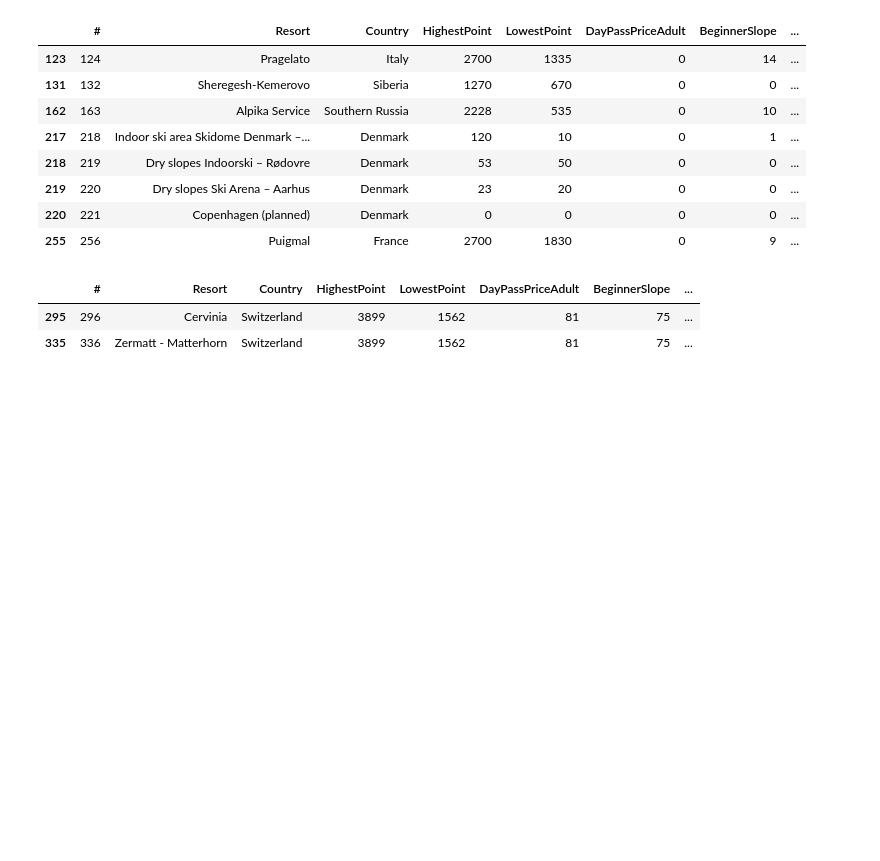
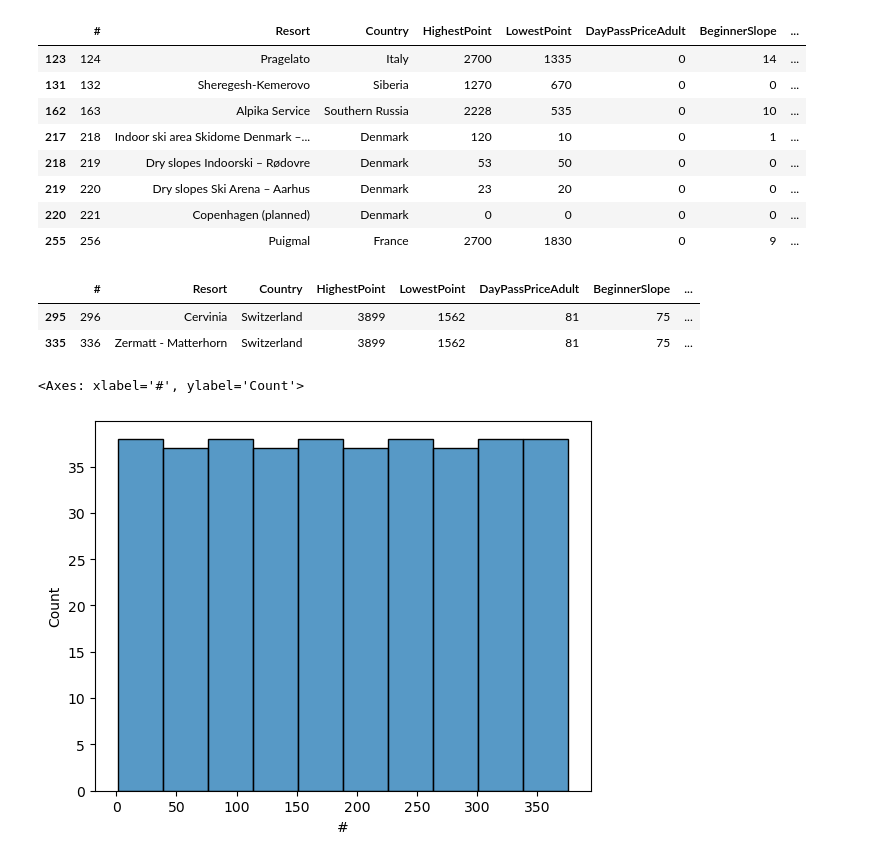
Before and after one commit to defunSM/European-Ski-Resort, a Jupyter notebook: code/01explore.ipynb, the cells around one changed output. Saved outputs shown, nothing was run; the diff lists cells and outputs as text; code cells hidden in the pictures; blank space fills up the shorter version.

Commit message:
histograms

```diff
--- a/code/01explore.ipynb
+++ b/code/01explore.ipynb
@@ -144,3 +144,8 @@ df[df['DayPassPriceAdult'] == highest_price]
 |  | # | Resort | Country | HighestPoint | LowestPoint | DayPassPriceAdult | BeginnerSlope | ... |
 | 295 | 296 | Cervinia | Switzerland | 3899 | 1562 | 81 | 75 | ... |
 | 335 | 336 | Zermatt - Matterhorn | Switzerland | 3899 | 1562 | 81 | 75 | ... |
+# %%
+sns.histplot(data=df, x="#")
+# %% [output]
+<Axes: xlabel='#', ylabel='Count'>
+[figure, added]
```
Also changed, not shown: parts of 16 cells of this notebook, 1 other file.
